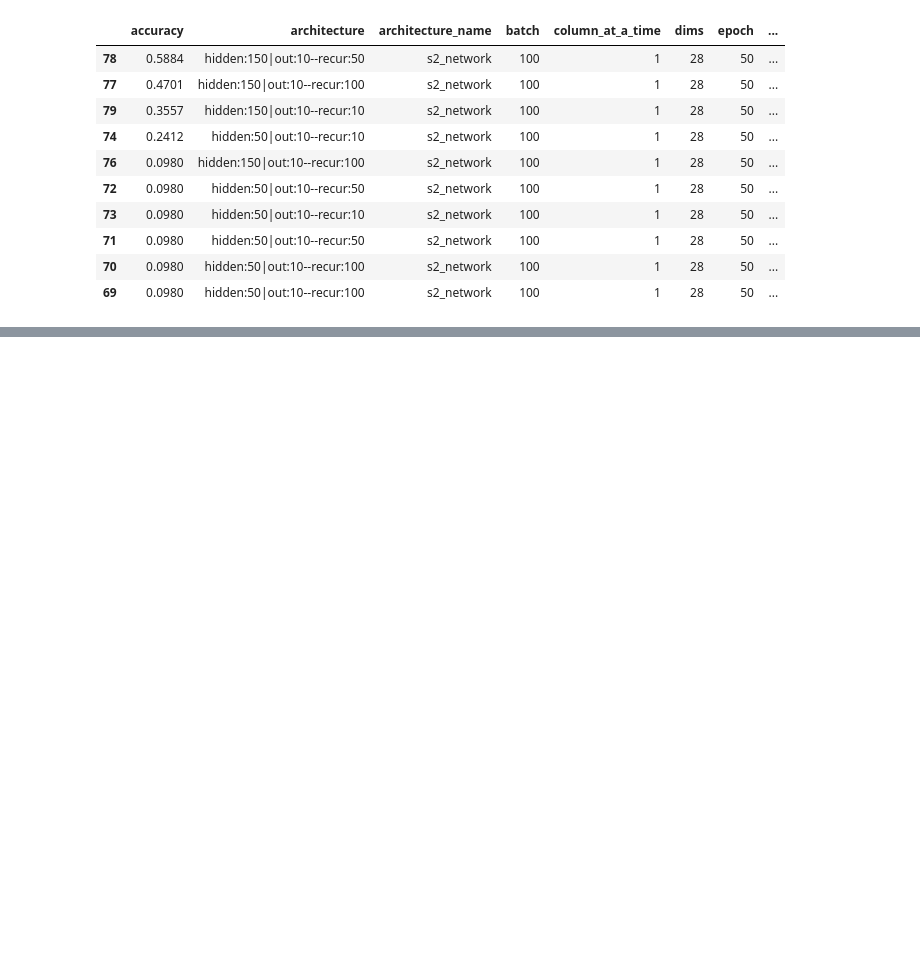
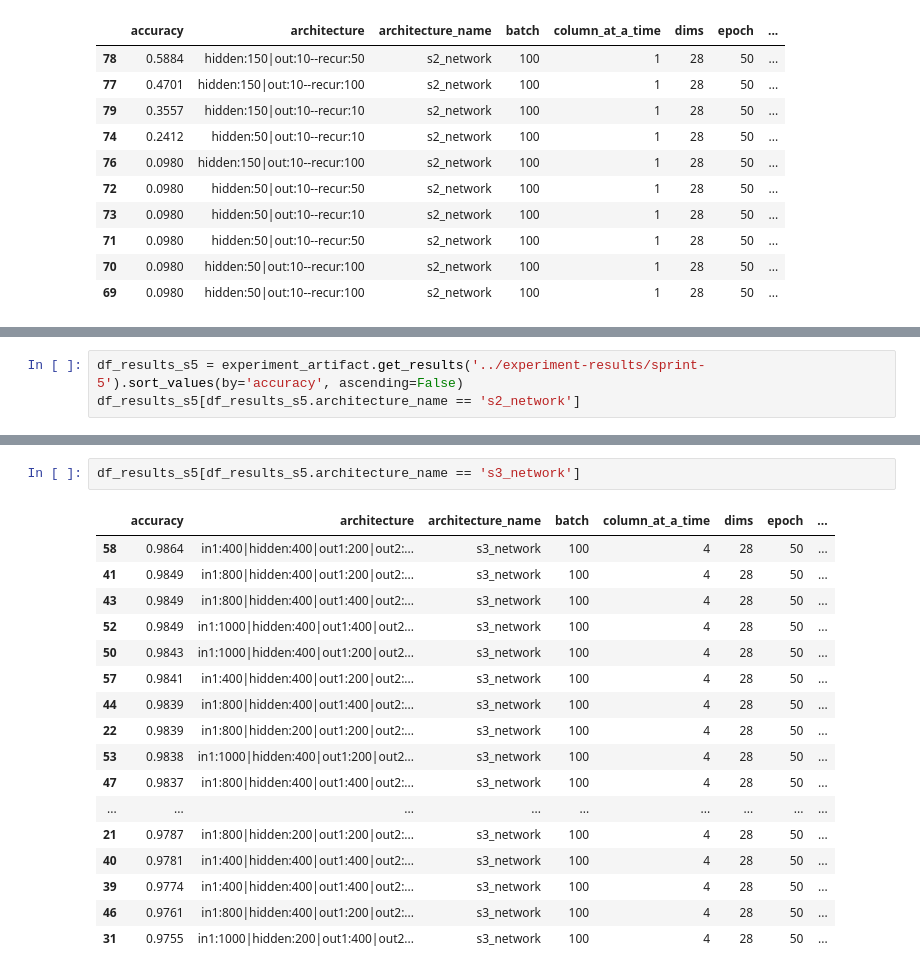
Before and after one commit to p16i/thesis-designing-recurrent-neural-networks-for-explainability, a Jupyter notebook: notebooks/visualize-results.ipynb, the cells around one changed output, grey strips where cells are left out. Drawn from its saved outputs; the diff is of its cells as text; blank space fills up the shorter version.

```diff
--- a/notebooks/visualize-results.ipynb
+++ b/notebooks/visualize-results.ipynb
@@ -89,0 +92,3 @@ df_results_s4[df_results_s4.column_at_a_time == 1][df_results_s4.architecture_na
+# %%
+df_results_s5 = experiment_artifact.get_results('../experiment-results/sprint-5').sort_values(by='accuracy', ascending=False)
+df_results_s5[df_results_s5.architecture_name == 's2_network']
@@ -89,0 +106,20 @@ df_results_s4[df_results_s4.column_at_a_time == 1][df_results_s4.architecture_na
+# %%
+df_results_s5[df_results_s5.architecture_name == 's3_network']
+# %% [output]
+|  | accuracy | architecture | architecture_name | batch | column_at_a_time | dims | epoch | ... |
+| 58 | 0.9864 | in1:400|hidden:400|out1:200|out2:... | s3_network | 100 | 4 | 28 | 50 | ... |
+| 41 | 0.9849 | in1:800|hidden:400|out1:200|out2:... | s3_network | 100 | 4 | 28 | 50 | ... |
+| 43 | 0.9849 | in1:800|hidden:400|out1:400|out2:... | s3_network | 100 | 4 | 28 | 50 | ... |
+| 52 | 0.9849 | in1:1000|hidden:400|out1:400|out2... | s3_network | 100 | 4 | 28 | 50 | ... |
+| 50 | 0.9843 | in1:1000|hidden:400|out1:200|out2... | s3_network | 100 | 4 | 28 | 50 | ... |
+| 57 | 0.9841 | in1:400|hidden:400|out1:200|out2:... | s3_network | 100 | 4 | 28 | 50 | ... |
+| 44 | 0.9839 | in1:800|hidden:400|out1:400|out2:... | s3_network | 100 | 4 | 28 | 50 | ... |
+| 22 | 0.9839 | in1:800|hidden:200|out1:200|out2:... | s3_network | 100 | 4 | 28 | 50 | ... |
+| 53 | 0.9838 | in1:1000|hidden:400|out1:200|out2... | s3_network | 100 | 4 | 28 | 50 | ... |
+| 47 | 0.9837 | in1:800|hidden:400|out1:400|out2:... | s3_network | 100 | 4 | 28 | 50 | ... |
+| ... | ... | ... | ... | ... | ... | ... | ... | ... |
+| 21 | 0.9787 | in1:800|hidden:200|out1:200|out2:... | s3_network | 100 | 4 | 28 | 50 | ... |
+| 40 | 0.9781 | in1:400|hidden:400|out1:400|out2:... | s3_network | 100 | 4 | 28 | 50 | ... |
+| 39 | 0.9774 | in1:400|hidden:400|out1:400|out2:... | s3_network | 100 | 4 | 28 | 50 | ... |
+| 46 | 0.9761 | in1:800|hidden:400|out1:200|out2:... | s3_network | 100 | 4 | 28 | 50 | ... |
+| 31 | 0.9755 | in1:1000|hidden:200|out1:400|out2... | s3_network | 100 | 4 | 28 | 50 | ... |
```
Also changed, not shown: parts of 2 cells of this notebook, 1 other file.
